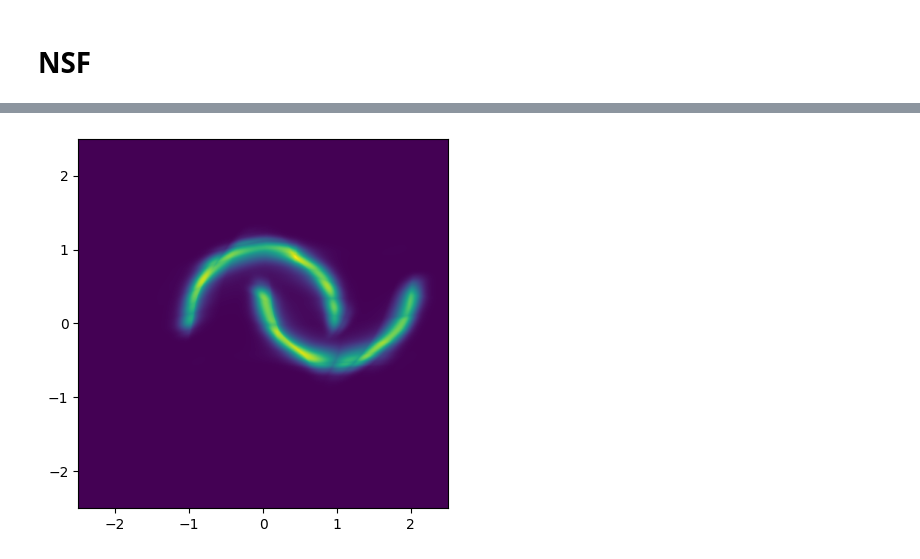
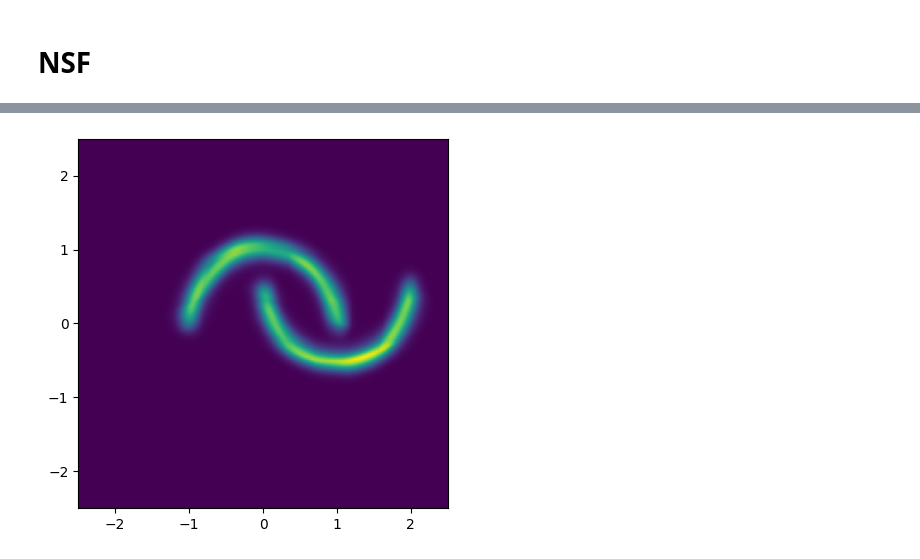
Before and after one commit to mdmould/shallow, a Jupyter notebook: examples/torch/torch.ipynb, the cells around one changed output, grey strips where cells are left out. Saved outputs shown, nothing was run; the diff lists cells and outputs as text; code cells hidden in the pictures.

```diff
--- a/examples/torch/torch.ipynb
+++ b/examples/torch/torch.ipynb
@@ -150,17 +133,17 @@ nsf = NSF(
     inputs=2,
     conditions=1,
     bounds=None,
-    hidden=10,
+    norm_inputs=torch.tensor(x, dtype=torch.float32),
+    norm_conditions=torch.tensor(y[:, None], dtype=torch.float32),
+    transforms=3,
+    hidden=100,
     blocks=2,
-    activation=torch.nn.functional.relu,
+    activation=torch.relu,
     dropout=0.,
     norm_within=False,
-    transforms=5,
+    norm_between=True,
     permutation='reverse',
-    linear='lu',
-    norm_inputs=None,
-    norm_conditions=None,
-    norm_between=True,
+    linear=None,
     embedding=torch.nn.Identity(),
     distribution=None,
     mask='mid',
@@ -169,4 +152,5 @@ nsf = NSF(
     bound=5.,
     )
 
-epoch, loss, maf = train(nsf)
+epoch, loss, nsf = train(
+    nsf, epochs=1000, batch_size=128, learning_rate=1e-3, weight_decay=0.)
@@ -191,4 +157,4 @@ epoch, loss, maf = train(nsf)
 # %%
-test(maf, n=500, lim=2.5)
+test(nsf, n=200, lim=2.5)
 # %% [output]
-[figure, old version]
+[figure, new version]
```
Also changed, not shown: parts of 6 cells of this notebook, 2 other files.
